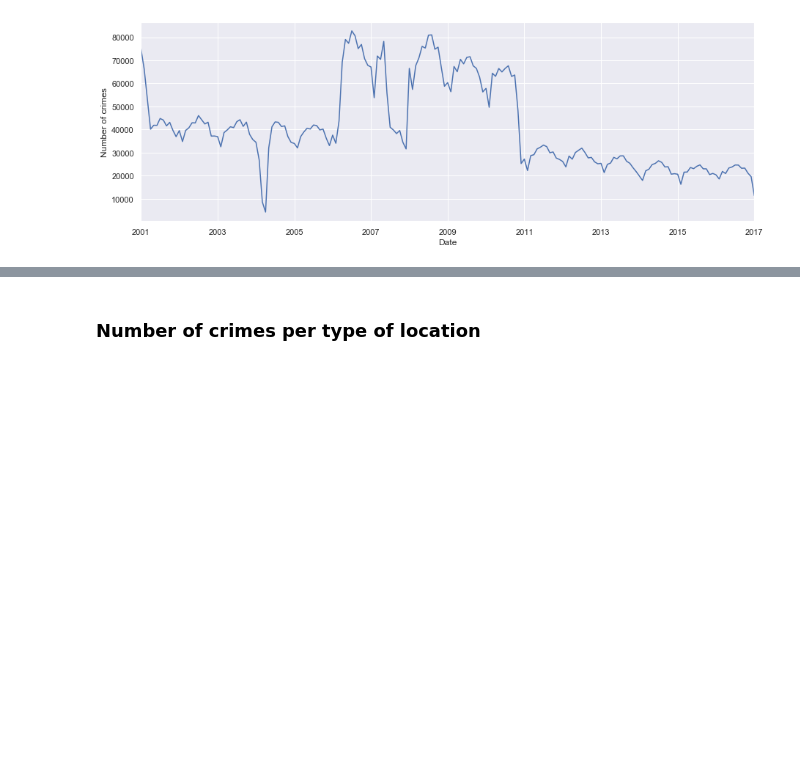
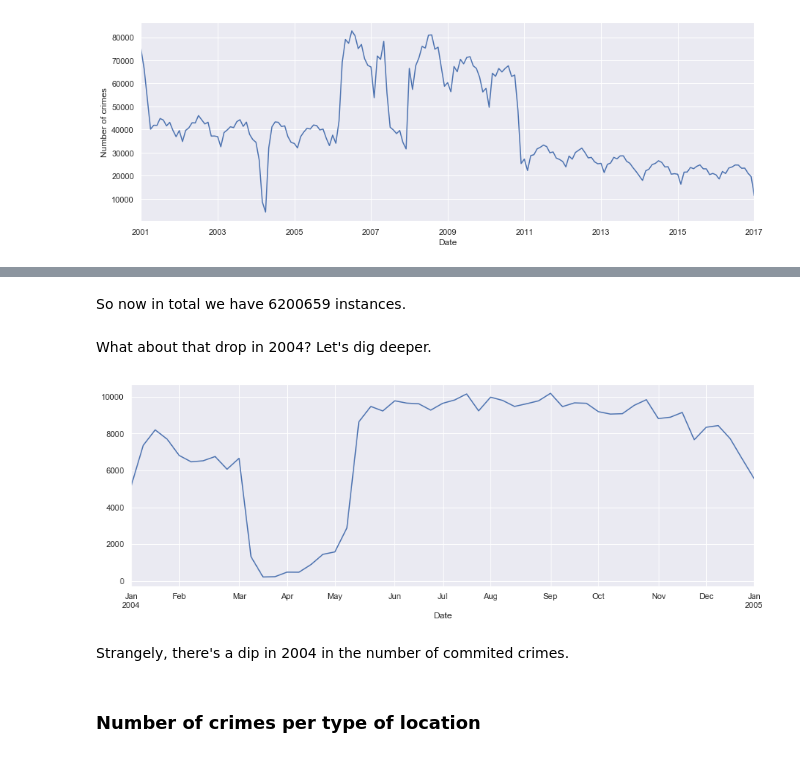
Before and after one commit to vbernardes/chicago-crime-dataviz, a Jupyter notebook: EDA.ipynb, the cells around one changed output, grey strips where cells are left out. Cells and saved outputs as stored; diff of their text form; code cells hidden in the pictures; blank space fills up the shorter version.

```diff
--- a/EDA.ipynb
+++ b/EDA.ipynb
@@ -104,3 +127,13 @@ plt.ylabel('Number of crimes');
+# %% [markdown]
+So now in total we have 6200659 instances.
+# %% [markdown]
+What about that drop in 2004? Let's dig deeper.
+# %%
+crimes_df.loc[crimes_df.index.year == 2004].resample('W')['ID'].count().plot(figsize=(15,5));
+# %% [output]
+[figure, added]
+# %% [markdown]
+Strangely, there's a dip in 2004 in the number of commited crimes.
 # %% [markdown]
 ### Number of crimes per type of location
 # %%
```
Also changed, not shown: parts of 30 cells of this notebook.
